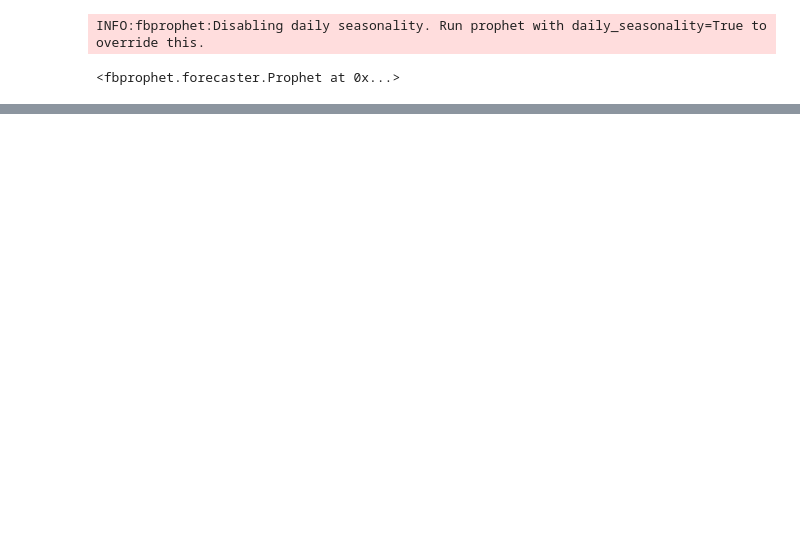
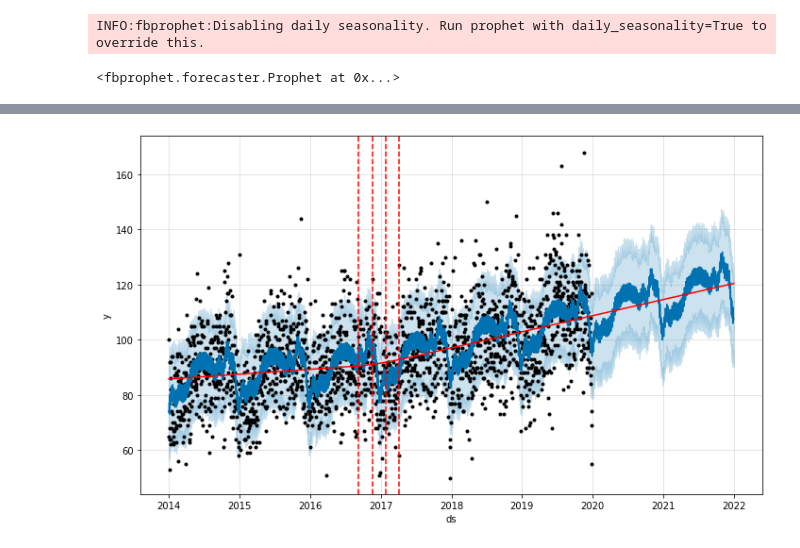
Before and after one commit to lovenalee/Final-Project, a Jupyter notebook: MajCrimes.ipynb, the cells around one changed output, grey strips where cells are left out. Drawn from its saved outputs; the diff is of its cells as text; code cells hidden in the pictures; blank space fills up the shorter version.

```diff
--- a/MajCrimes.ipynb
+++ b/MajCrimes.ipynb
@@ -177 +168,8 @@ fig2 = model.plot_components(predictions)
+# %%
+from fbprophet.plot import add_changepoints_to_plot
+
+fig3 = model.plot(predictions)
+a = add_changepoints_to_plot(fig3.gca(), model, predictions)
+# %% [output]
+[figure, added]
 # %%
```
Also changed, not shown: parts of 10 cells of this notebook.
